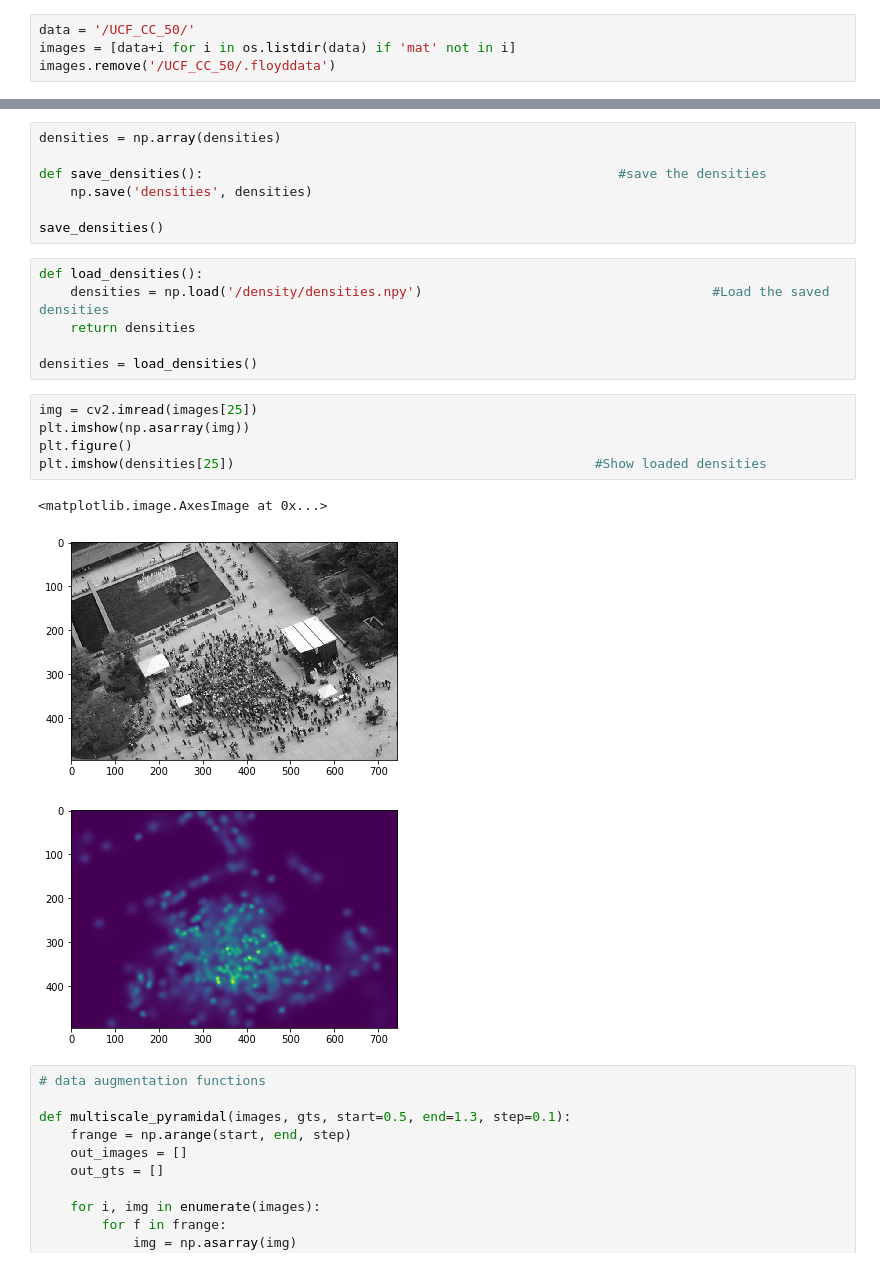
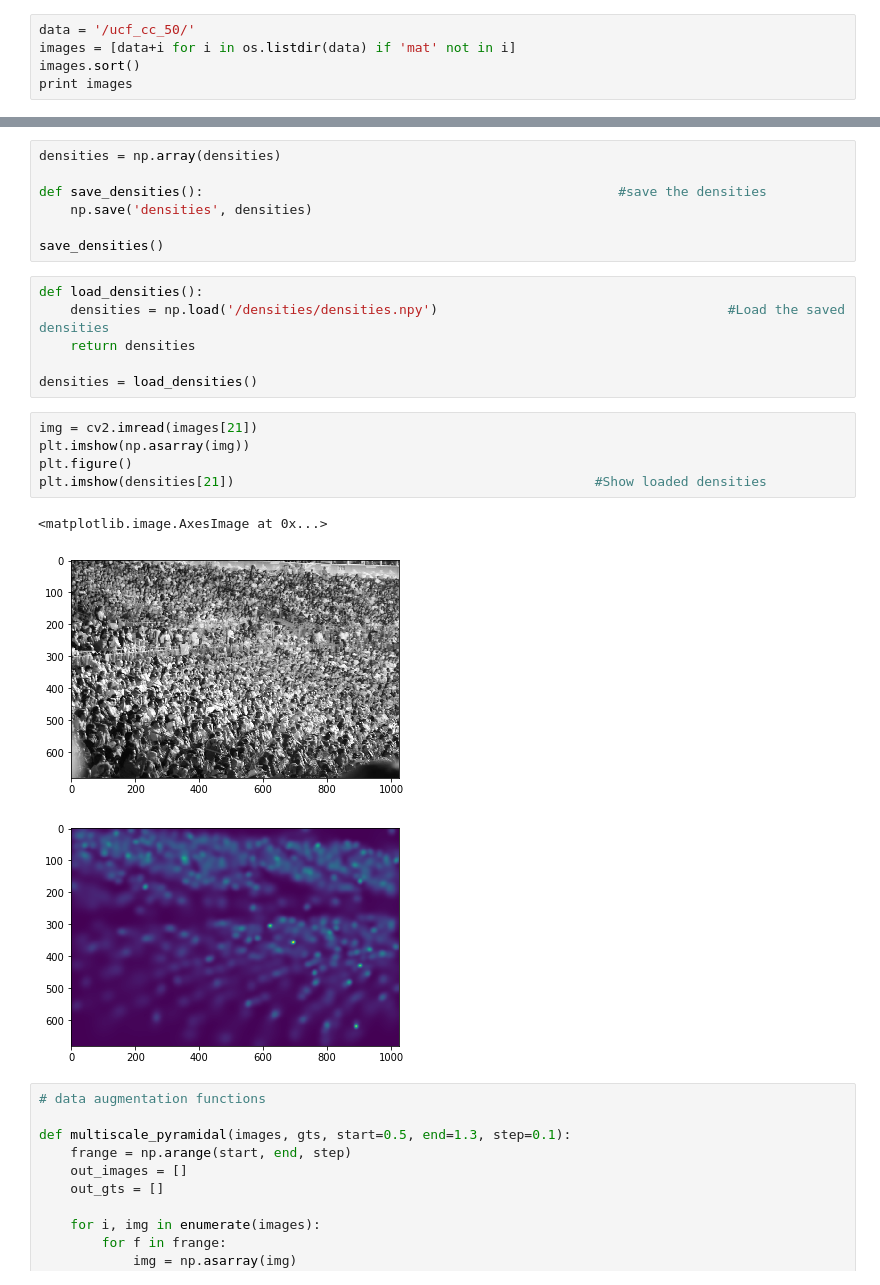
Before and after one commit to prateekm08/crowd-counting-I, a Jupyter notebook: Crowd_Counting.ipynb, the cells around one changed output, grey strips where cells are left out. Saved outputs shown, nothing was run; the diff lists cells and outputs as text.

```diff
--- a/Crowd_Counting.ipynb
+++ b/Crowd_Counting.ipynb
@@ -22,6 +22,7 @@ from sklearn.model_selection import train_test_split
 import matplotlib.pyplot as plt
 %matplotlib inline
 # %%
-data = '/UCF_CC_50/'
+data = '/ucf_cc_50/'
 images = [data+i for i in os.listdir(data) if 'mat' not in i]
-images.remove('/UCF_CC_50/.floyddata')
+images.sort()
+print images
@@ -101,19 +105,19 @@ def save_densities():                                                     #save
 save_densities()
 # %%
 def load_densities():
-    densities = np.load('/density/densities.npy')                                     #Load the saved densities
+    densities = np.load('/densities/densities.npy')                                     #Load the saved densities
     return densities
 
 densities = load_densities()
 # %%
-img = cv2.imread(images[25])
+img = cv2.imread(images[21])
 plt.imshow(np.asarray(img))
 plt.figure()
-plt.imshow(densities[25])                                              #Show loaded densities
+plt.imshow(densities[21])                                              #Show loaded densities
 # %% [output]
 <matplotlib.image.AxesImage at 0x...>
-[figure, old version]
+[figure, new version]
-[figure, old version]
+[figure, new version]
 # %%
 # data augmentation functions
 
```
Also changed, not shown: parts of 15 cells of this notebook.
